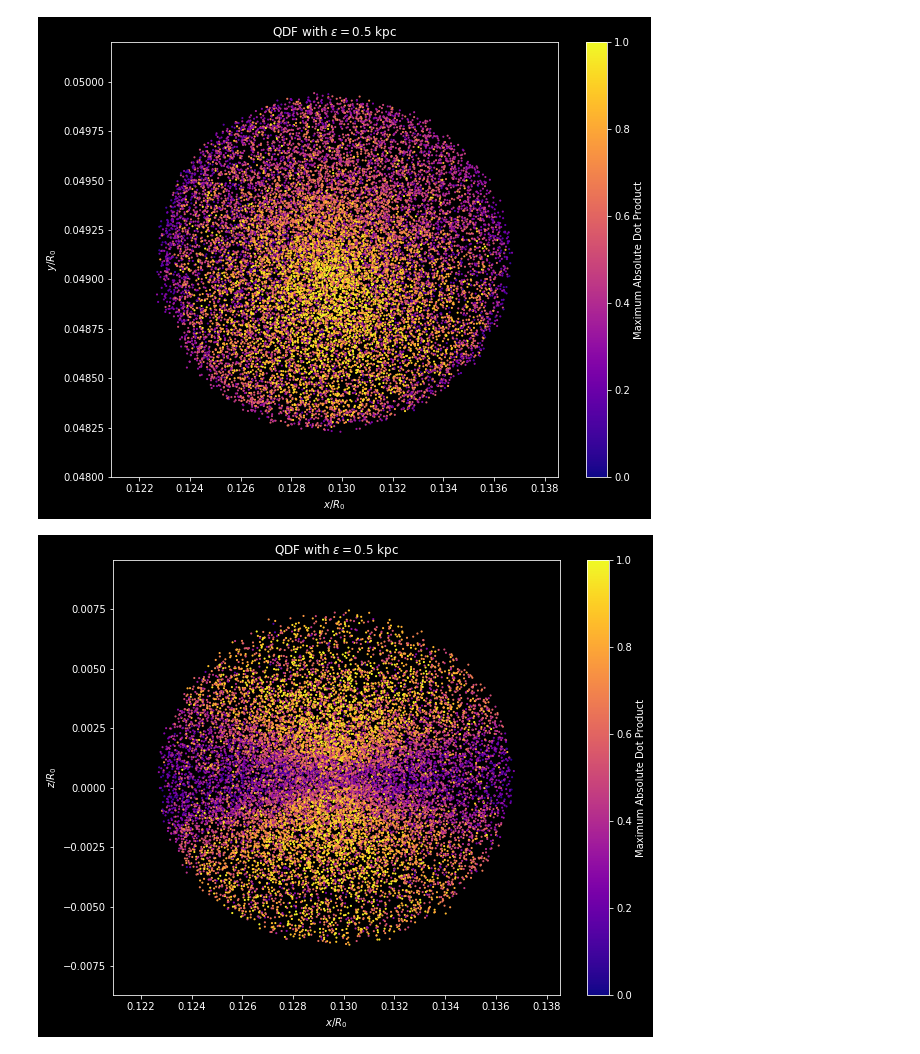
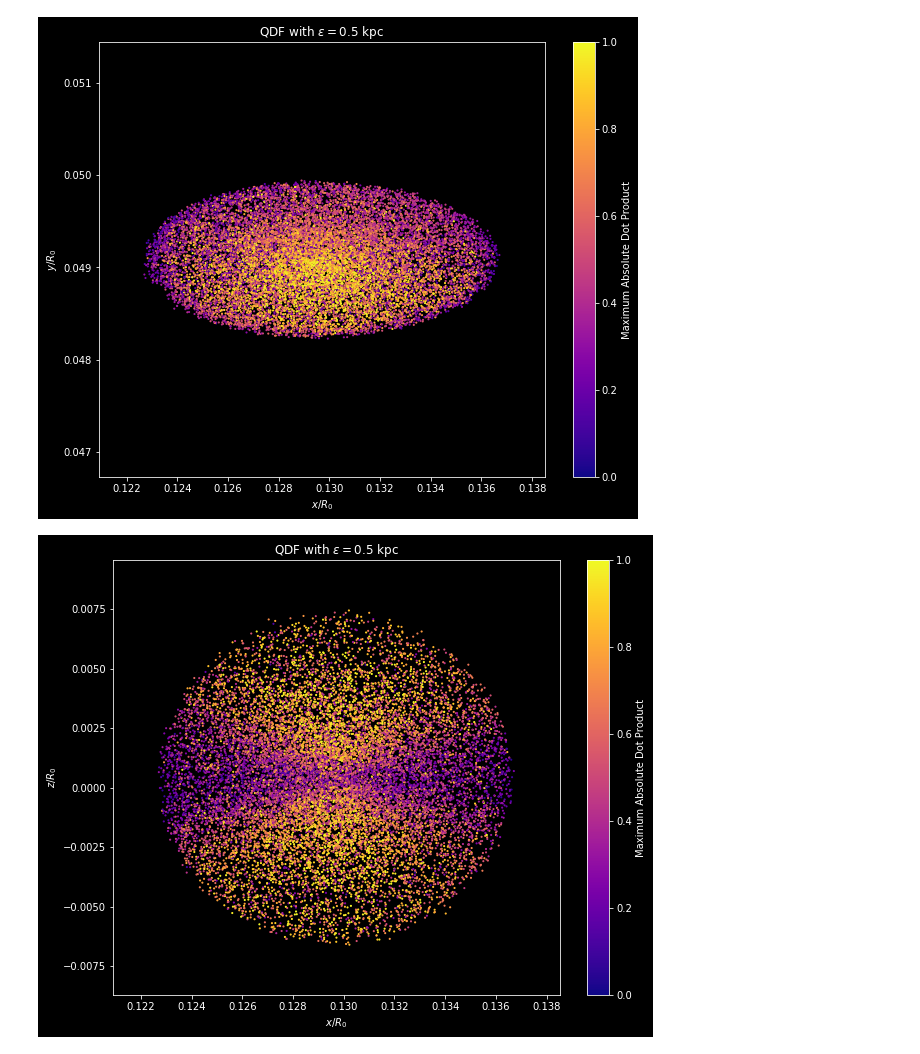
Before and after one commit to mwbub/Gaia-I3, a Jupyter notebook: Code/mock_data/qdf/2d_plots/2d_plots.ipynb, the cells around one changed output. Cells and saved outputs as stored; diff of their text form; code cells hidden in the pictures.

Commit message:
Removed manual y scale range from qdf plots

```diff
--- a/Code/mock_data/qdf/2d_plots/2d_plots.ipynb
+++ b/Code/mock_data/qdf/2d_plots/2d_plots.ipynb
@@ -13,15 +13,14 @@ max_dots = max_dots[~np.isnan(max_dots)]
 # %%
 plt.figure(figsize=(10,8), facecolor='black')
 plt.style.use("dark_background")
 plt.scatter(*centres.T[[0,1]], c=max_dots, marker='.', s=5, cmap='plasma', vmin=0, vmax=1)
 plt.colorbar(label='Maximum Absolute Dot Product')
 plt.xlabel('$x/R_0$')
 plt.ylabel('$y/R_0$')
 plt.title('QDF with $\epsilon=0.5$ kpc')
-plt.ylim((0.048, 0.0502))
 plt.show()
 # %% [output]
-[figure, old version]
+[figure, new version]
 # %%
 plt.figure(figsize=(10,8), facecolor='black')
 plt.style.use("dark_background")
```
Also changed, not shown: parts of 1 cell of this notebook.
